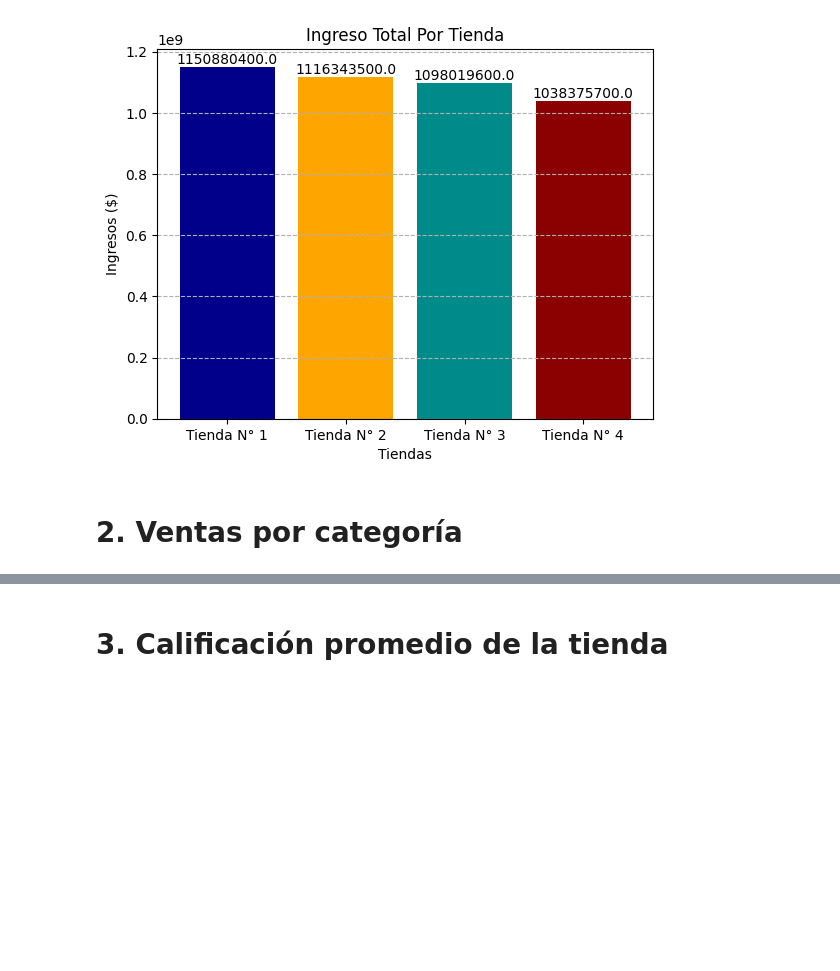
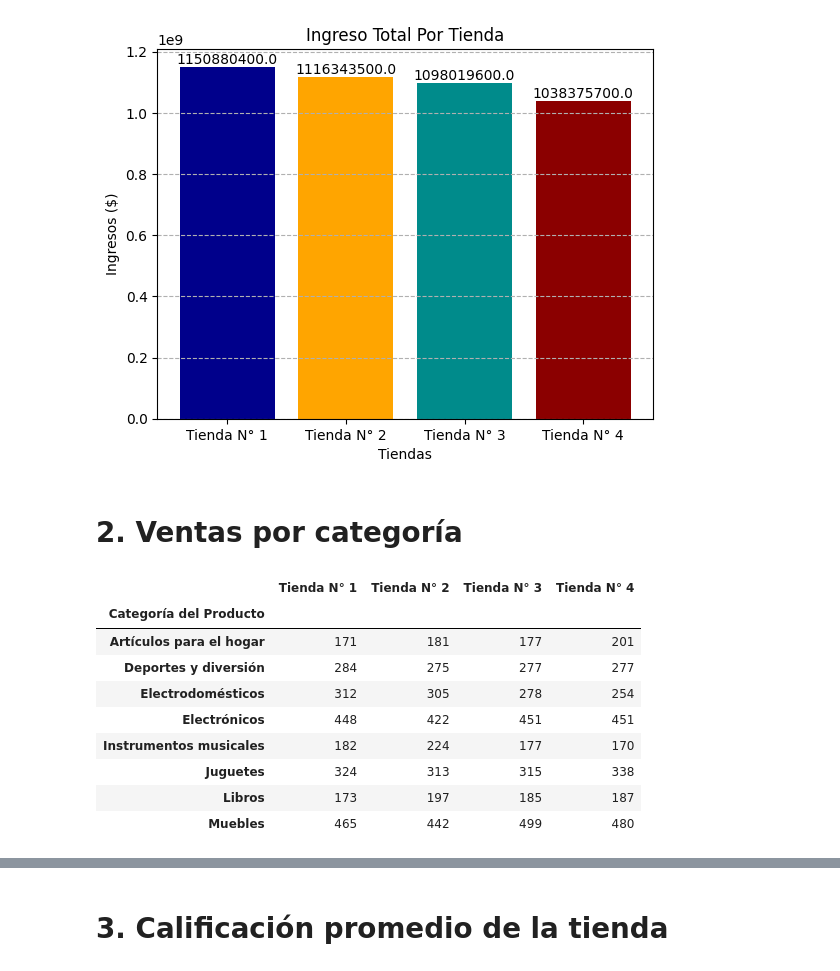
Before and after one commit to JoseIng-EO/challenge-alura-store, a Jupyter notebook: AluraStoreLatam.ipynb, the cells around one changed output, grey strips where cells are left out. Cells and saved outputs as stored; diff of their text form; code cells hidden in the pictures; blank space fills up the shorter version.

```diff
--- a/AluraStoreLatam.ipynb
+++ b/AluraStoreLatam.ipynb
@@ -65,0 +73,26 @@ for barra in barras:
+# %%
+#Contabilizar productos vendidos por categoría y tienda
+ventas_tienda1 = tienda['Categoría del Producto'].value_counts()
+ventas_tienda2 = tienda2['Categoría del Producto'].value_counts()
+ventas_tienda3 = tienda3['Categoría del Producto'].value_counts()
+ventas_tienda4 = tienda4['Categoría del Producto'].value_counts()
+
+#Ventas por categoría y mostrar tabla
+ventas_categoria = pd.DataFrame({
+    'Tienda N° 1': ventas_tienda1,
+    'Tienda N° 2': ventas_tienda2,
+    'Tienda N° 3': ventas_tienda3,
+    'Tienda N° 4': ventas_tienda4,
+})
+display(ventas_categoria)
+# %% [output]
+|  | Tienda N° 1 | Tienda N° 2 | Tienda N° 3 | Tienda N° 4 |
+| Categoría del Producto |  |  |  |  |
+| Artículos para el hogar | 171 | 181 | 177 | 201 |
+| Deportes y diversión | 284 | 275 | 277 | 277 |
+| Electrodomésticos | 312 | 305 | 278 | 254 |
+| Electrónicos | 448 | 422 | 451 | 451 |
+| Instrumentos musicales | 182 | 224 | 177 | 170 |
+| Juguetes | 324 | 313 | 315 | 338 |
+| Libros | 173 | 197 | 185 | 187 |
+| Muebles | 465 | 442 | 499 | 480 |
```
Also changed, not shown: parts of 3 cells of this notebook.
